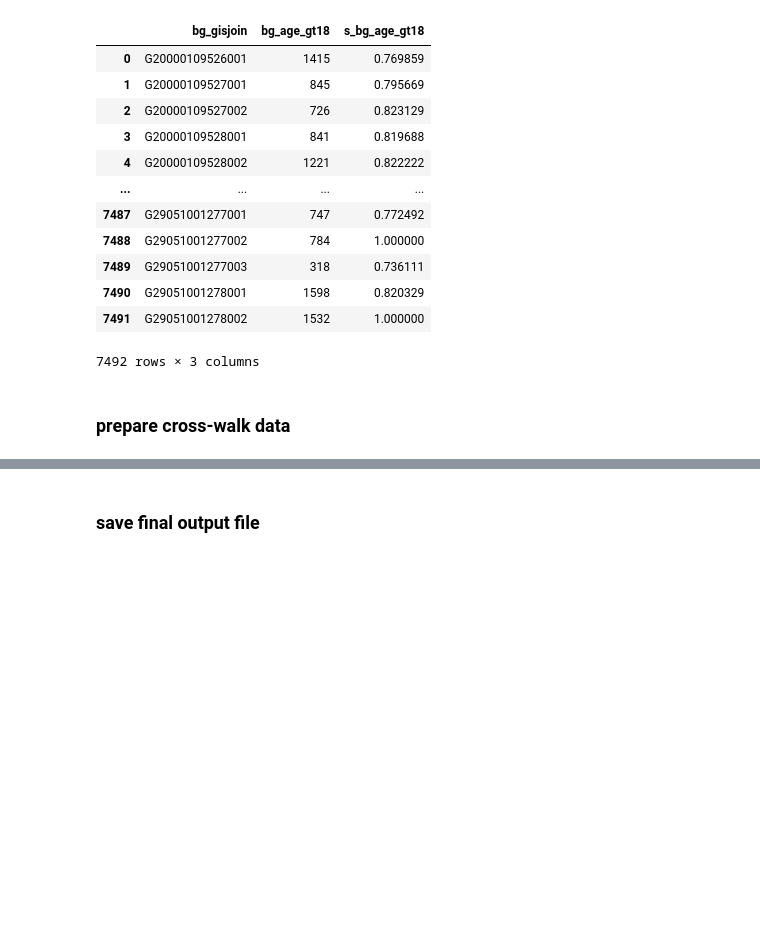
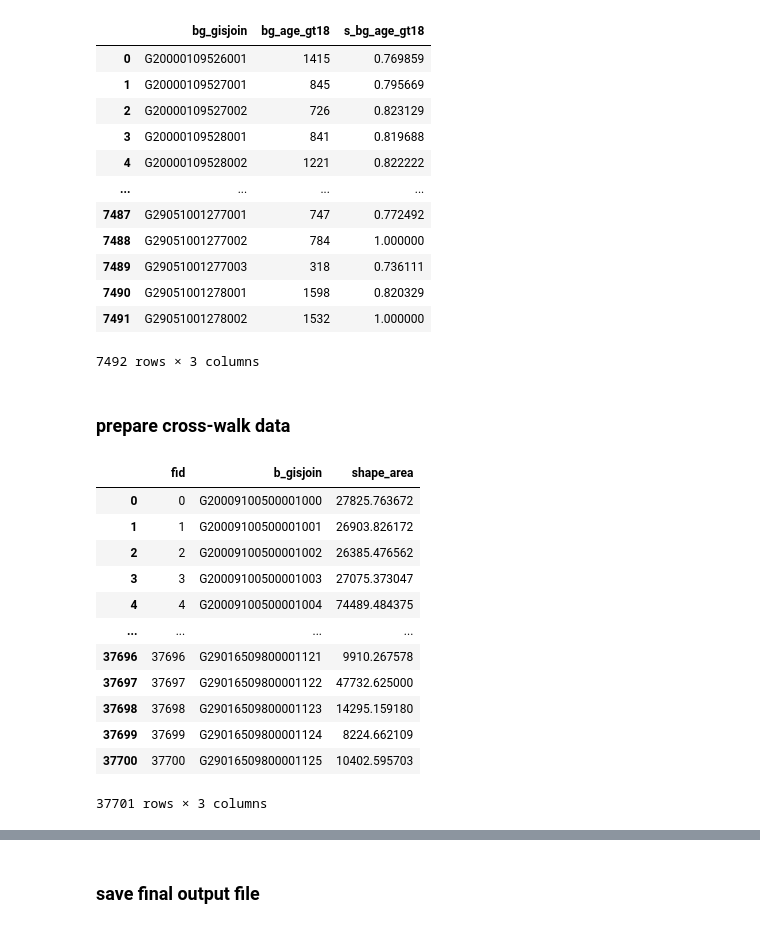
Before and after one commit to leex5089/SWB211project, a Jupyter notebook: 1_density_calculation.ipynb, the cells around one changed output, grey strips where cells are left out. Cells and saved outputs as stored; diff of their text form; code cells hidden in the pictures; blank space fills up the shorter version.

```diff
--- a/1_density_calculation.ipynb
+++ b/1_density_calculation.ipynb
@@ -118,9 +118,26 @@ None
 ### prepare cross-walk data
 # %%
 ##b_KC_6counties
-b_KC_6counties = pd.read_stata(r"intermediate_data\b_KC_6counties.dta") #// merge to restrict area to 6 counties in KC
+b_KC_6counties = pd.read_stata(dta_path_6_counties)
 b_KC_6counties.columns = b_KC_6counties.columns.str.lower()
+
 ##JOIN
-b_bg_county_crosswalk = pd.read_stata(r"intermediate_data\b_bg_county_crosswalk.dta") # block block-group county crosswalk file
+b_bg_county_crosswalk = pd.read_stata(dta_path_county_crosswalk)
 b_bg_county_crosswalk.columns = b_bg_county_crosswalk.columns.str.lower()
+
+b_KC_6counties
+# %% [output]
+|  | fid | b_gisjoin | shape_area |
+| 0 | 0 | G20009100500001000 | 27825.763672 |
+| 1 | 1 | G20009100500001001 | 26903.826172 |
+| 2 | 2 | G20009100500001002 | 26385.476562 |
+| 3 | 3 | G20009100500001003 | 27075.373047 |
+| 4 | 4 | G20009100500001004 | 74489.484375 |
+| ... | ... | ... | ... |
+| 37696 | 37696 | G29016509800001121 | 9910.267578 |
+| 37697 | 37697 | G29016509800001122 | 47732.625000 |
+| 37698 | 37698 | G29016509800001123 | 14295.159180 |
+| 37699 | 37699 | G29016509800001124 | 8224.662109 |
+| 37700 | 37700 | G29016509800001125 | 10402.595703 |
+37701 rows × 3 columns
 # %% [markdown]
```
Also changed, not shown: parts of 16 cells of this notebook, 1 other file.
